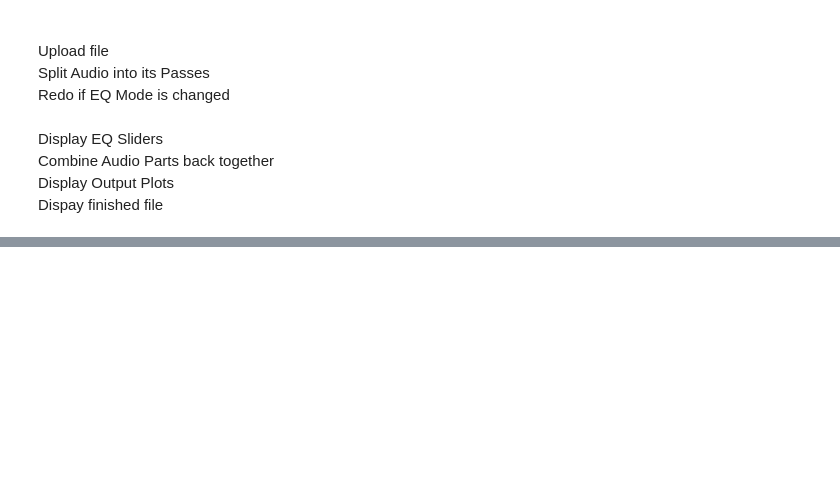
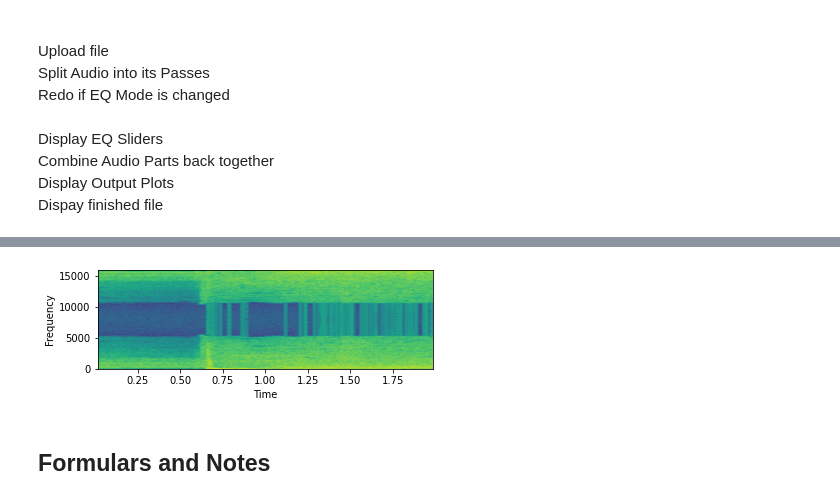
Before and after one commit to Tomaru-Pai/Jupyter-Graphic-Equalizer, a Jupyter notebook: Equalizer.ipynb, the cells around one changed output, grey strips where cells are left out. Cells and saved outputs as stored; diff of their text form; code cells hidden in the pictures; blank space fills up the shorter version.

```diff
--- a/Equalizer.ipynb
+++ b/Equalizer.ipynb
@@ -224,0 +265,23 @@ widgets.interact(printer,x=x_widget, y=y_widget);
+# %%
+import wave
+import numpy as np
+import matplotlib.pyplot as plt
+
+signal_wave = wave.open('Example_Creo_Dimension.wav', 'r')
+sample_rate = 32000
+sig = np.frombuffer(signal_wave.readframes(sample_rate), dtype=np.int16)
+
+sig = sig[:]
+
+plt.figure(1)
+
+plot_b = plt.subplot(212)
+plot_b.specgram(sig, NFFT=1024, Fs=sample_rate, noverlap=900)
+plot_b.set_xlabel('Time')
+plot_b.set_ylabel('Frequency')
+
+plt.show()
+# %% [output]
+[figure, added]
+# %% [markdown]
+## Formulars and Notes
```
Also changed, not shown: parts of 30 cells of this notebook, 4 other files.
